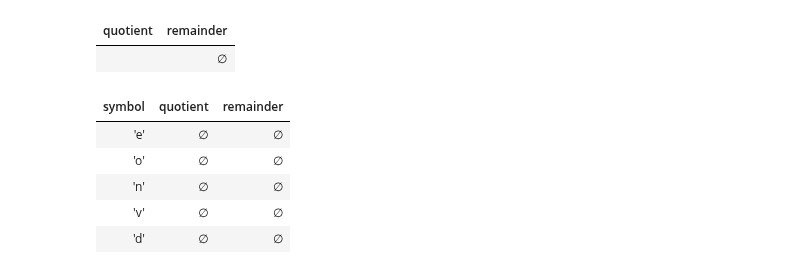
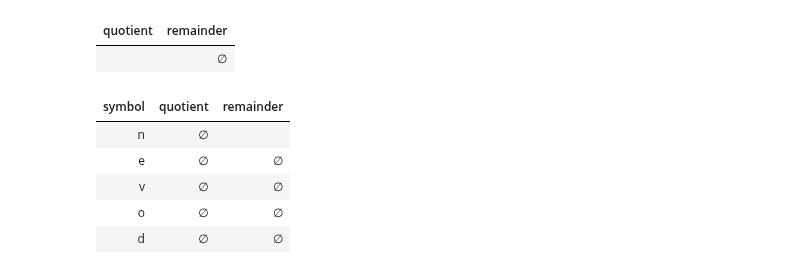
Before and after one commit to timvieira/transduction, a Jupyter notebook: notes/Notes.ipynb, the cells around one changed output. Cells and saved outputs as stored; diff of their text form; code cells hidden in the pictures.

```diff
--- a/notes/Notes.ipynb
+++ b/notes/Notes.ipynb
@@ -194,8 +194,7 @@ print('precover NFA=')
 display(tmp.nfa.materialize().graphviz(fmt_node=lambda x: x))
 print('precover DFA=')
 display(graphviz(tmp))
-Q,R = tmp.dfa_decomposition(target)
-display_table([[Q.renumber(), R.renumber()]], headings=['quotient', 'remainder'])
+Precover(fst, target).show_decomposition()
 # %% [output]
 precover NFA=
 [drawing not drawn]
@@ -237,8 +236,7 @@ assert output == ({
     'bao', 'bab', 'baf', 'bat', 'baj', 'bax', 'bas'
 }, {'ba'})
 # %%
-Q,R = tmp.dfa_decomposition(target)
-display_table([[Q.renumber().graphviz(), R.renumber().graphviz()]], headings=['quotient', 'remainder'])
+Precover(fst, target).show_decomposition()
 # %% [output]
 | quotient | remainder |
 |  |  |
@@ -296,8 +294,7 @@ display_table([[
 |  | 0 | 1 |
 |  |  |  |
 # %%
-Q, R = tmp.dfa_decomposition(target)
-display_table([[Q, R]], headings=['quotient','remainder'])
+Precover(fst, target).show_decomposition()
 # %% [output]
 | quotient | remainder |
 | ∅ |  |
@@ -675,14 +659,14 @@ Precover(m, '').show_decomposition()
 # %%
 from transduction.peekaboo import Peekaboo
 
 tmp = Peekaboo(m, max_steps=50)
-foo = tmp('even', return_strings=False)
+foo = tmp('eve')
 
 display_table([[y, foo[y].quotient, foo[y].remainder] for y in foo], headings=['symbol', 'quotient', 'remainder'])
 # %% [output]
 | symbol | quotient | remainder |
-| 'e' | ∅ | ∅ |
-| 'o' | ∅ | ∅ |
-| 'n' | ∅ | ∅ |
-| 'v' | ∅ | ∅ |
-| 'd' | ∅ | ∅ |
+| n | ∅ |  |
+| e | ∅ | ∅ |
+| v | ∅ | ∅ |
+| o | ∅ | ∅ |
+| d | ∅ | ∅ |
```
Also changed, not shown: parts of 12 cells of this notebook, 5 other files.
